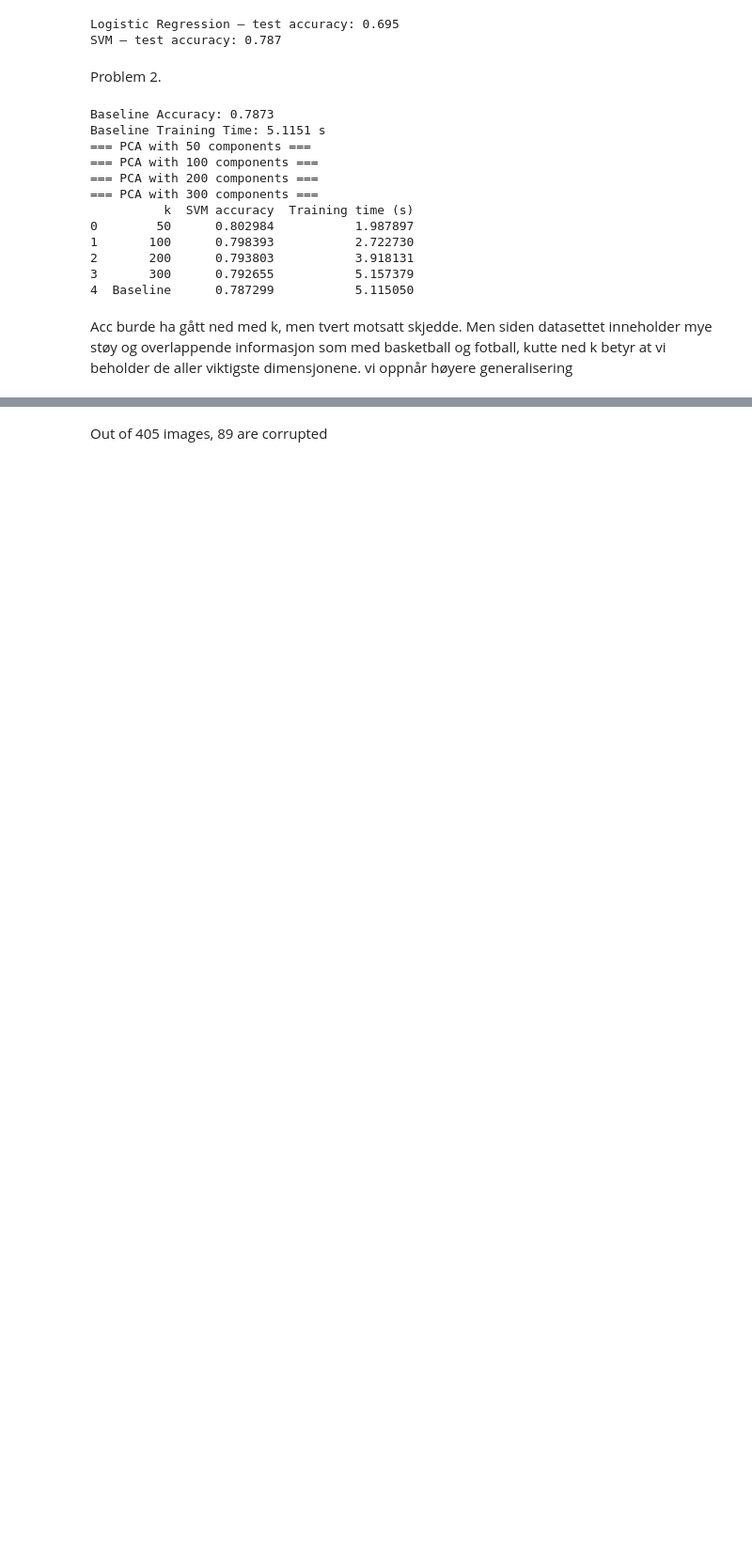
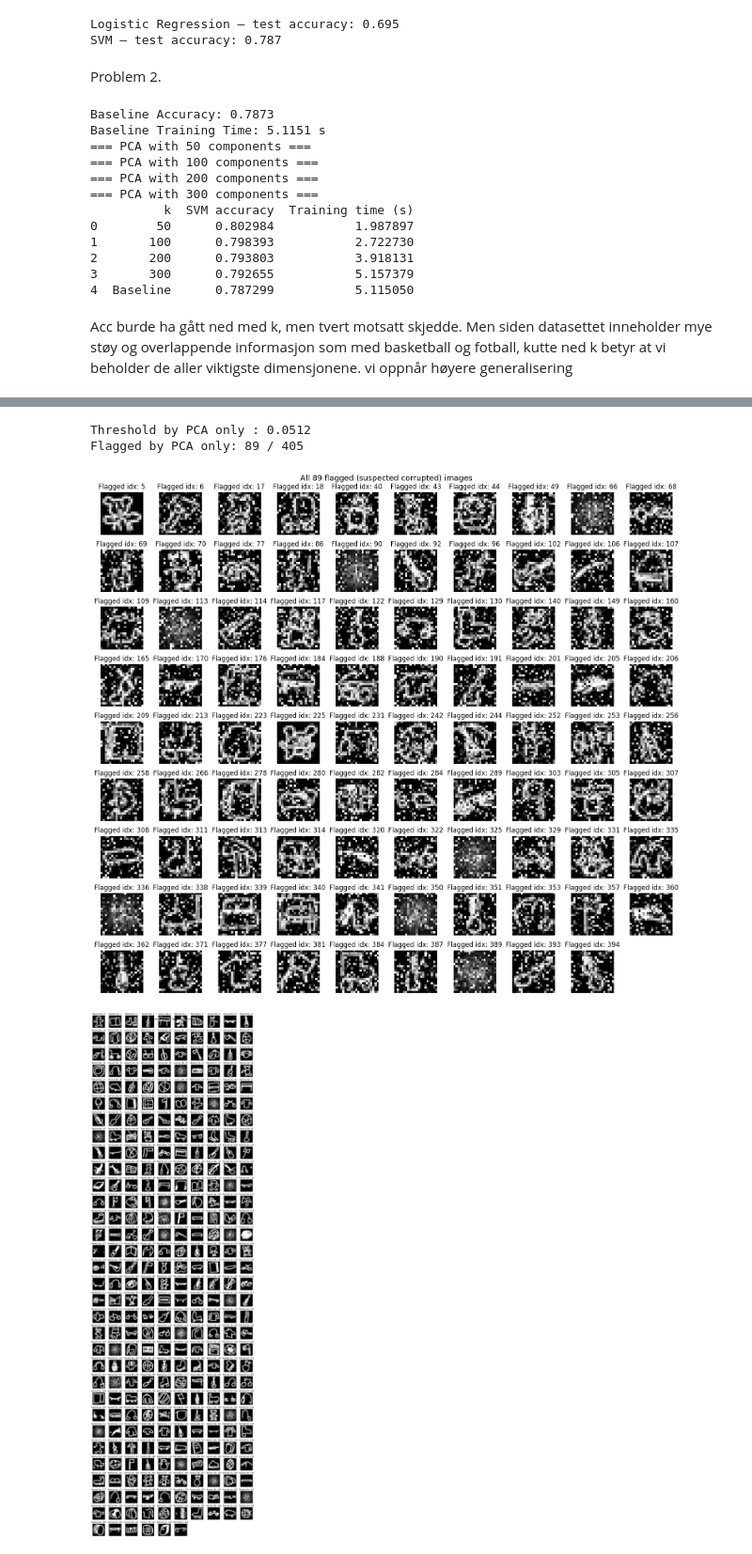
Before and after one commit to KamilMatyjaszczyk/GiftRecog, a Jupyter notebook: GiftRec.ipynb, the cells around one changed output, grey strips where cells are left out. Shown at 94% size. Cells and saved outputs as stored; diff of their text form; code cells hidden in the pictures; blank space fills up the shorter version.

```diff
--- a/GiftRec.ipynb
+++ b/GiftRec.ipynb
@@ -203,7 +203,5 @@ X_clean_test, y_clean_test = X_test, y_test
 X_clean_train, y_clean_train = X_train, y_train
 
 data = np.load("dataset_corrupted.npz")
-X_corrupted= data["X"]
-
-print("X shape:", X.shape)
-X_corrupted = X_corrupted/255.0
+X_corrupted= data["X"]/255.0
+print("X shape:", X_corrupted.shape)
@@ -226,2 +222,57 @@ print(f"Flagged as possibly corrupted: {flag.mean()*100:.2f}%")
-# %% [markdown]
-Out of 405 images, 89 are corrupted
+# %%
+X_proj = pca.inverse_transform(pca.transform(X_corrupted))
+recon_pca = np.mean((X_corrupted - X_proj) ** 2, axis=1)
+
+threshold_pca = np.percentile(recon_pca, 78)
+flag_recon = recon_pca > threshold_pca
+
+print(f"Threshold by PCA only : {threshold_pca:.4f}")
+print(f"Flagged by PCA only: {flag_recon.sum()} / {len(flag_recon)}")
+
+flag_pca = recon_pca > threshold_pca
+# %% [output]
+Threshold by PCA only : 0.0512
+Flagged by PCA only: 89 / 405
+# %%
+import numpy as np
+import matplotlib.pyplot as plt
+import math
+
+flagged_indices = np.where(flag_pca)[0]
+cols = 10
+rows = math.ceil(len(flagged_indices) / cols)
+
+fig, axes = plt.subplots(rows, cols, figsize=(15, rows * 1.5))
+axes = axes.flatten()
+
+for i, idx in enumerate(flagged_indices):
+    axes[i].imshow(X_corrupted[idx].reshape(20, 20), cmap="gray")
+    axes[i].set_title(f"Flagged idx: {idx}")
+    axes[i].axis("off")
+
+for j in range(i + 1, len(axes)):
+    axes[j].axis("off")
+
+plt.tight_layout()
+plt.show()
+
+
+not_flagged_indices = np.where(~flag_pca)[0]
+cols = 10
+rows = math.ceil(len(not_flagged_indices) / cols)
+fig, axes = plt.subplots(rows, cols, figsize=(15, rows * 1.5))
+axes = axes.flatten()
+
+for i, idx in enumerate(not_flagged_indices):
+    axes[i].imshow(X_corrupted[idx].reshape(20, 20), cmap="gray")
+    axes[i].set_title(f"Normal idx: {idx}")
+    axes[i].axis("off")
+
+for j in range(i + 1, len(axes)):
+    axes[j].axis("off")
+
+plt.tight_layout()
+plt.show()
+# %% [output]
+[figure, added]
+[figure, added]
```
Also changed, not shown: parts of 6 cells of this notebook.
